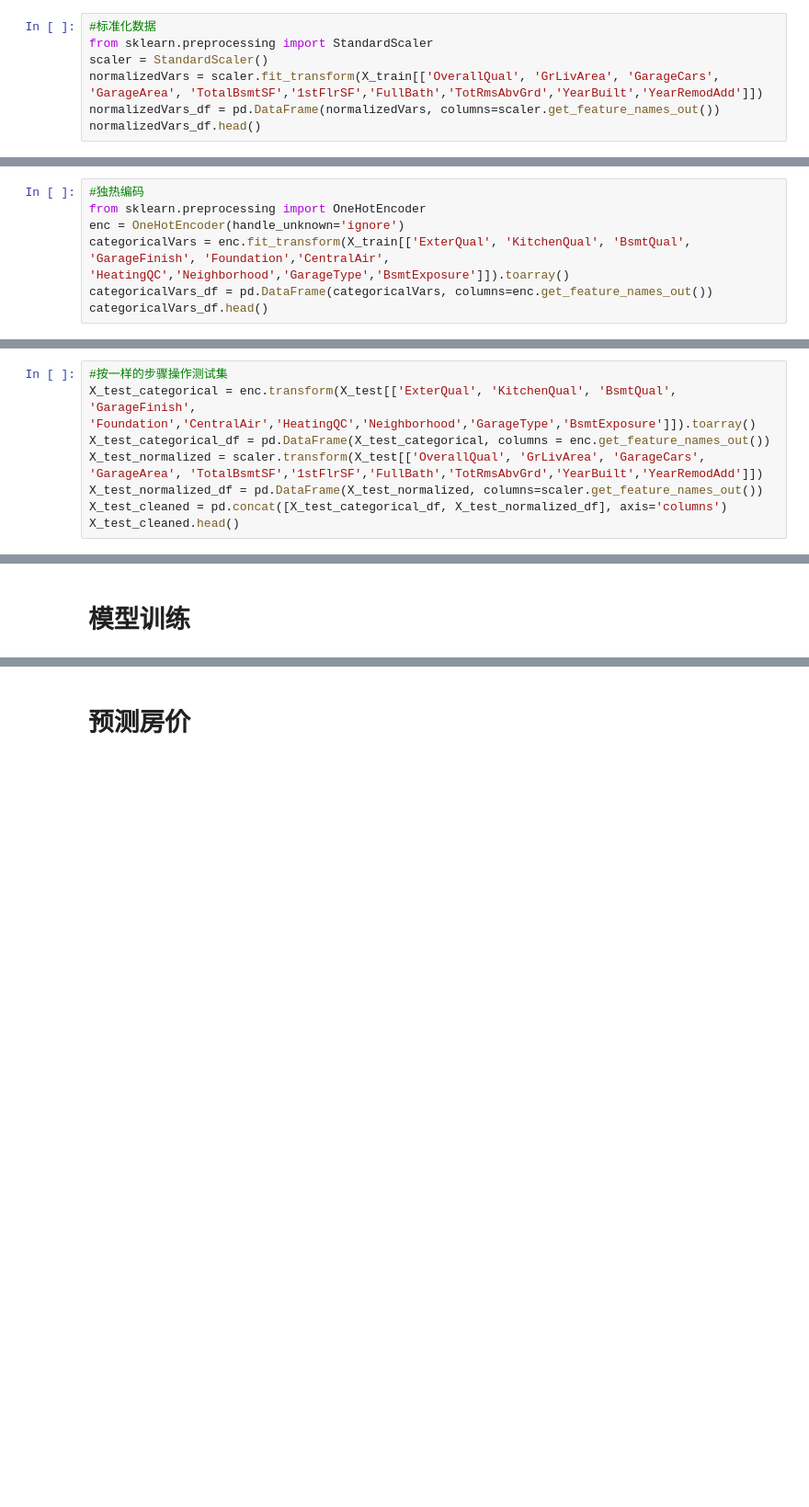
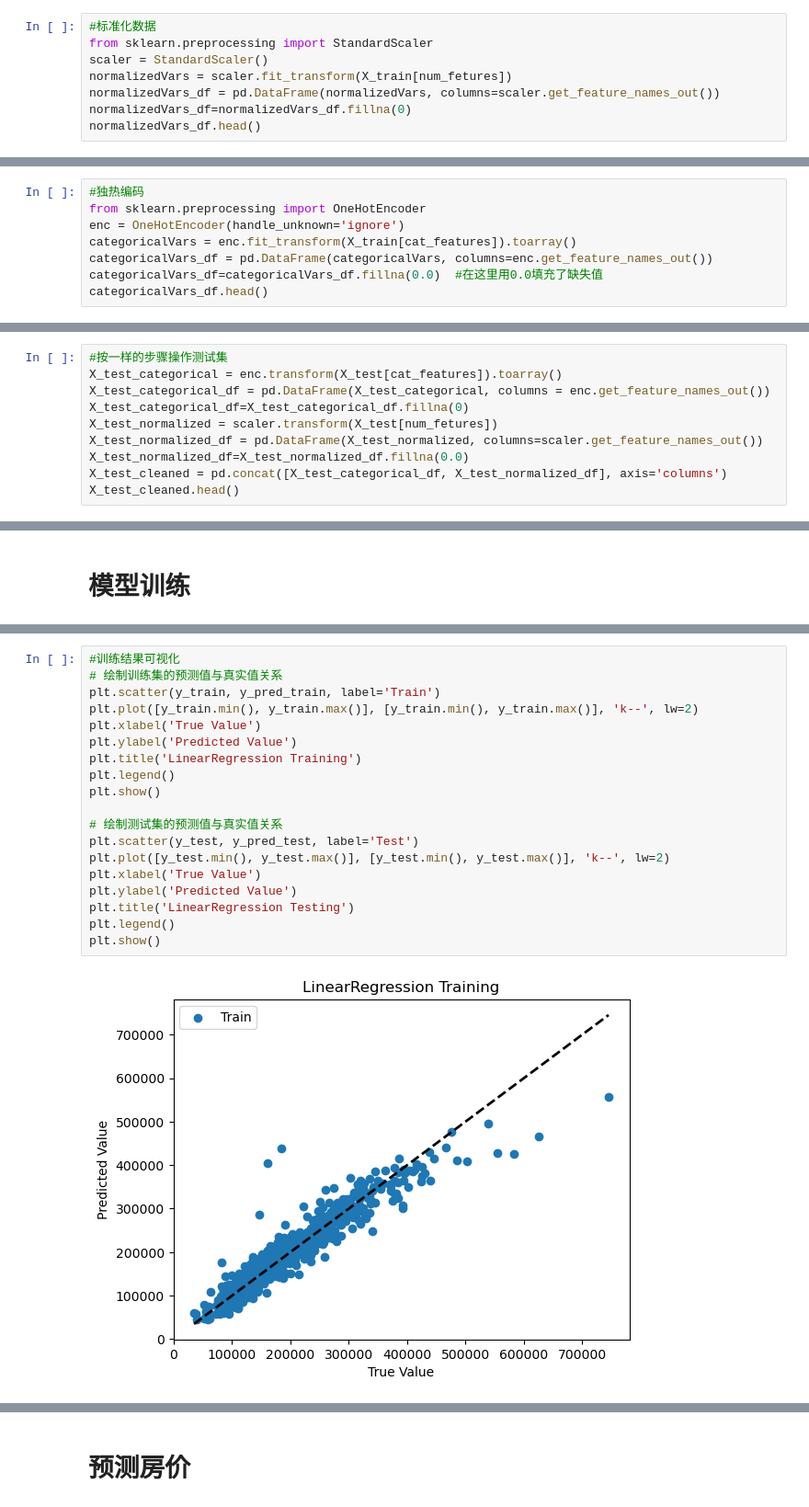
Before and after one commit to wlingyuan/kaggle-house-price-prediction, a Jupyter notebook: house-price-prediction.ipynb, the cells around one changed output, grey strips where cells are left out. Shown at 92% size. Cells and saved outputs as stored; diff of their text form; blank space fills up the shorter version.

```diff
--- a/house-price-prediction.ipynb
+++ b/house-price-prediction.ipynb
@@ -135,8 +95,9 @@ X_train, X_test, y_train, y_test = train_test_split(X, y, test_size=0.25, random
 #标准化数据
 from sklearn.preprocessing import StandardScaler
 scaler = StandardScaler()
-normalizedVars = scaler.fit_transform(X_train[['OverallQual', 'GrLivArea', 'GarageCars', 'GarageArea', 'TotalBsmtSF','1stFlrSF','FullBath','TotRmsAbvGrd','YearBuilt','YearRemodAdd']])
+normalizedVars = scaler.fit_transform(X_train[num_fetures])
 normalizedVars_df = pd.DataFrame(normalizedVars, columns=scaler.get_feature_names_out())
+normalizedVars_df=normalizedVars_df.fillna(0)
 normalizedVars_df.head()
 # %% [output]
 |  | OverallQual | GrLivArea | GarageCars | GarageArea | TotalBsmtSF | 1stFlrSF | FullBath | TotRmsAbvGrd | ... |
@@ -149,8 +111,9 @@ normalizedVars_df.head()
 #独热编码
 from sklearn.preprocessing import OneHotEncoder
 enc = OneHotEncoder(handle_unknown='ignore')
-categoricalVars = enc.fit_transform(X_train[['ExterQual', 'KitchenQual', 'BsmtQual', 'GarageFinish', 'Foundation','CentralAir', 'HeatingQC','Neighborhood','GarageType','BsmtExposure']]).toarray()
+categoricalVars = enc.fit_transform(X_train[cat_features]).toarray()
 categoricalVars_df = pd.DataFrame(categoricalVars, columns=enc.get_feature_names_out())
+categoricalVars_df=categoricalVars_df.fillna(0.0)  #在这里用0.0填充了缺失值
 categoricalVars_df.head()
 # %% [output]
 |  | ExterQual_Ex | ExterQual_Fa | ExterQual_Gd | ExterQual_TA | KitchenQual_Ex | KitchenQual_Fa | ... |
@@ -175,9 +138,11 @@ X_train_cleaned.head()
 # %%
 #按一样的步骤操作测试集
-X_test_categorical = enc.transform(X_test[['ExterQual', 'KitchenQual', 'BsmtQual', 'GarageFinish', 'Foundation','CentralAir','HeatingQC','Neighborhood','GarageType','BsmtExposure']]).toarray()
+X_test_categorical = enc.transform(X_test[cat_features]).toarray()
 X_test_categorical_df = pd.DataFrame(X_test_categorical, columns = enc.get_feature_names_out())
-X_test_normalized = scaler.transform(X_test[['OverallQual', 'GrLivArea', 'GarageCars', 'GarageArea', 'TotalBsmtSF','1stFlrSF','FullBath','TotRmsAbvGrd','YearBuilt','YearRemodAdd']])
+X_test_categorical_df=X_test_categorical_df.fillna(0)
+X_test_normalized = scaler.transform(X_test[num_fetures])
 X_test_normalized_df = pd.DataFrame(X_test_normalized, columns=scaler.get_feature_names_out())
+X_test_normalized_df=X_test_normalized_df.fillna(0.0)
 X_test_cleaned = pd.concat([X_test_categorical_df, X_test_normalized_df], axis='columns')
 X_test_cleaned.head()
 # %% [output]
@@ -204,0 +172,21 @@ Test RMSE: 2.802399837836868e+16
+# %%
+#训练结果可视化
+# 绘制训练集的预测值与真实值关系
+plt.scatter(y_train, y_pred_train, label='Train')
+plt.plot([y_train.min(), y_train.max()], [y_train.min(), y_train.max()], 'k--', lw=2)
+plt.xlabel('True Value')
+plt.ylabel('Predicted Value')
+plt.title('LinearRegression Training')
+plt.legend()
+plt.show()
+
+# 绘制测试集的预测值与真实值关系
+plt.scatter(y_test, y_pred_test, label='Test')
+plt.plot([y_test.min(), y_test.max()], [y_test.min(), y_test.max()], 'k--', lw=2)
+plt.xlabel('True Value')
+plt.ylabel('Predicted Value')
+plt.title('LinearRegression Testing')
+plt.legend()
+plt.show()
+# %% [output]
+[figure, added]
```
Also changed, not shown: parts of 21 cells of this notebook.
